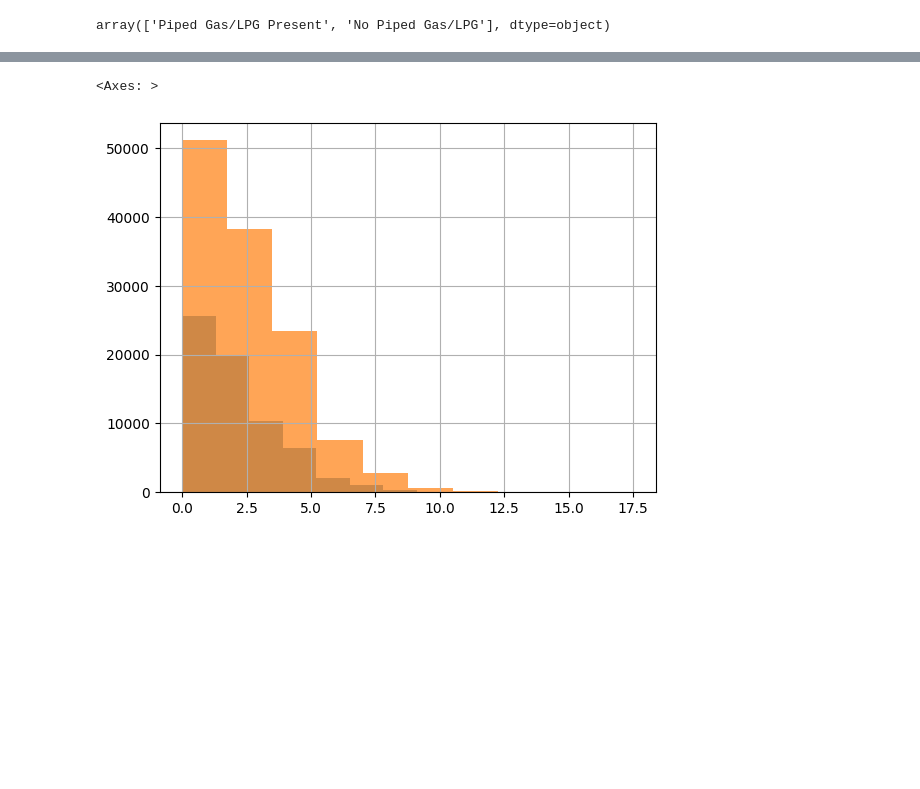
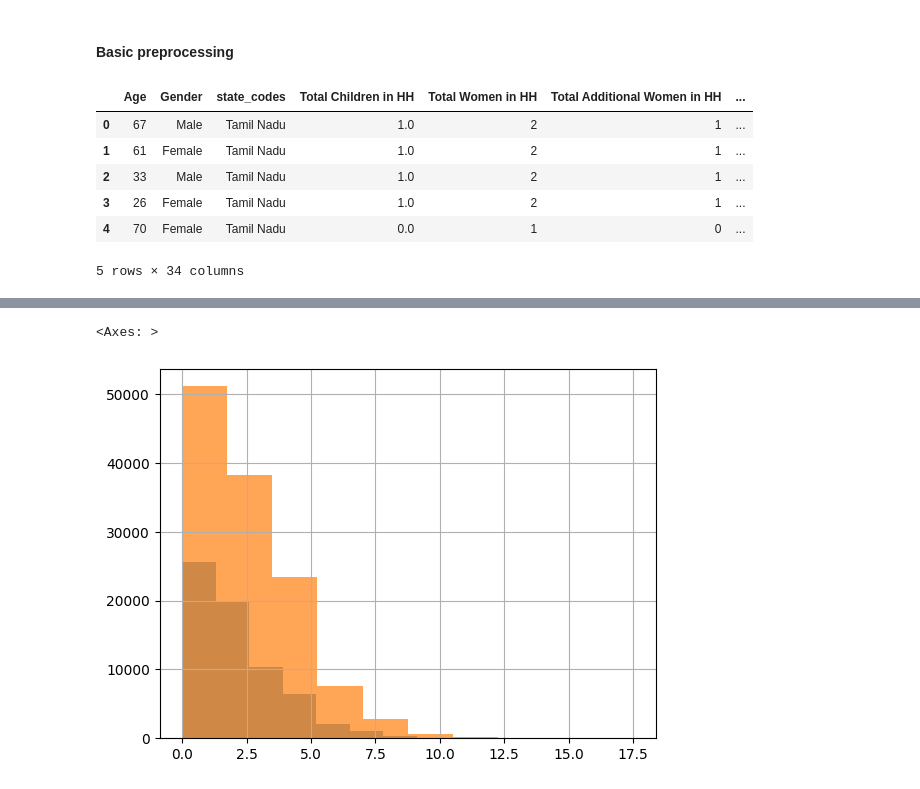
Before and after one commit to jaidevd/tus, a Jupyter notebook: eqn-1-cv-models-rf.ipynb, the cells around one changed output, grey strips where cells are left out. Drawn from its saved outputs; the diff is of its cells as text; code cells hidden in the pictures; blank space fills up the shorter version.

```diff
--- a/cv-models-rf.ipynb
+++ b/eqn-1-cv-models-rf.ipynb
@@ -10,7 +8,27 @@ df.dropna(subset=['MPCE_qrt'], inplace=True)
+# %% [markdown]
+#### Basic preprocessing
 # %%
+df = pd.read_csv('data/strat.csv')
+df.dropna(subset=['MPCE_qrt'], inplace=True)
+
+# Rename state codes to state names
 states = pd.read_csv('data/state_codes.csv', header=None, index_col=0)[1].to_dict()
 df['state_codes'].replace(states, inplace=True)
+
+# Process binary columns, those that need not be one-hot encoded
+df['Urban'] = (df['sector'] == 'Urban').astype(int)
+df['HH with children below age 6'] = (df['child'] == 'HH with children beloww age 6 ').astype(int)
+df['Piped Gas/LPG Present'] = (df['piped_gas'] == 'Piped Gas/LPG Present').astype(int)
+
+# Rename MPCE quartiles to be more readable
+df['MPCE_qrt'].replace({'50-75': 'Third MPCE Quartile', '0-25': 'Lowest MPCE Quartile', '25-50': 'Second MPCE Quartile', '75-100': 'Top MPCE Quartile'}, inplace=True)
+
+df.head()
+# %% [output]
+|  | Age | Gender | state_codes | Total Children in HH | Total Women in HH | Total Additional Women in HH | ... |
+| 0 | 67 | Male | Tamil Nadu | 1.0 | 2 | 1 | ... |
+| 1 | 61 | Female | Tamil Nadu | 1.0 | 2 | 1 | ... |
+| 2 | 33 | Male | Tamil Nadu | 1.0 | 2 | 1 | ... |
+| 3 | 26 | Female | Tamil Nadu | 1.0 | 2 | 1 | ... |
+| 4 | 70 | Female | Tamil Nadu | 0.0 | 1 | 0 | ... |
+5 rows × 34 columns
-# %%
-df['piped_gas'].unique()
-# %% [output]
-array(['Piped Gas/LPG Present', 'No Piped Gas/LPG'], dtype=object)
```
Also changed, not shown: parts of 7 cells of this notebook, 3 other files.
